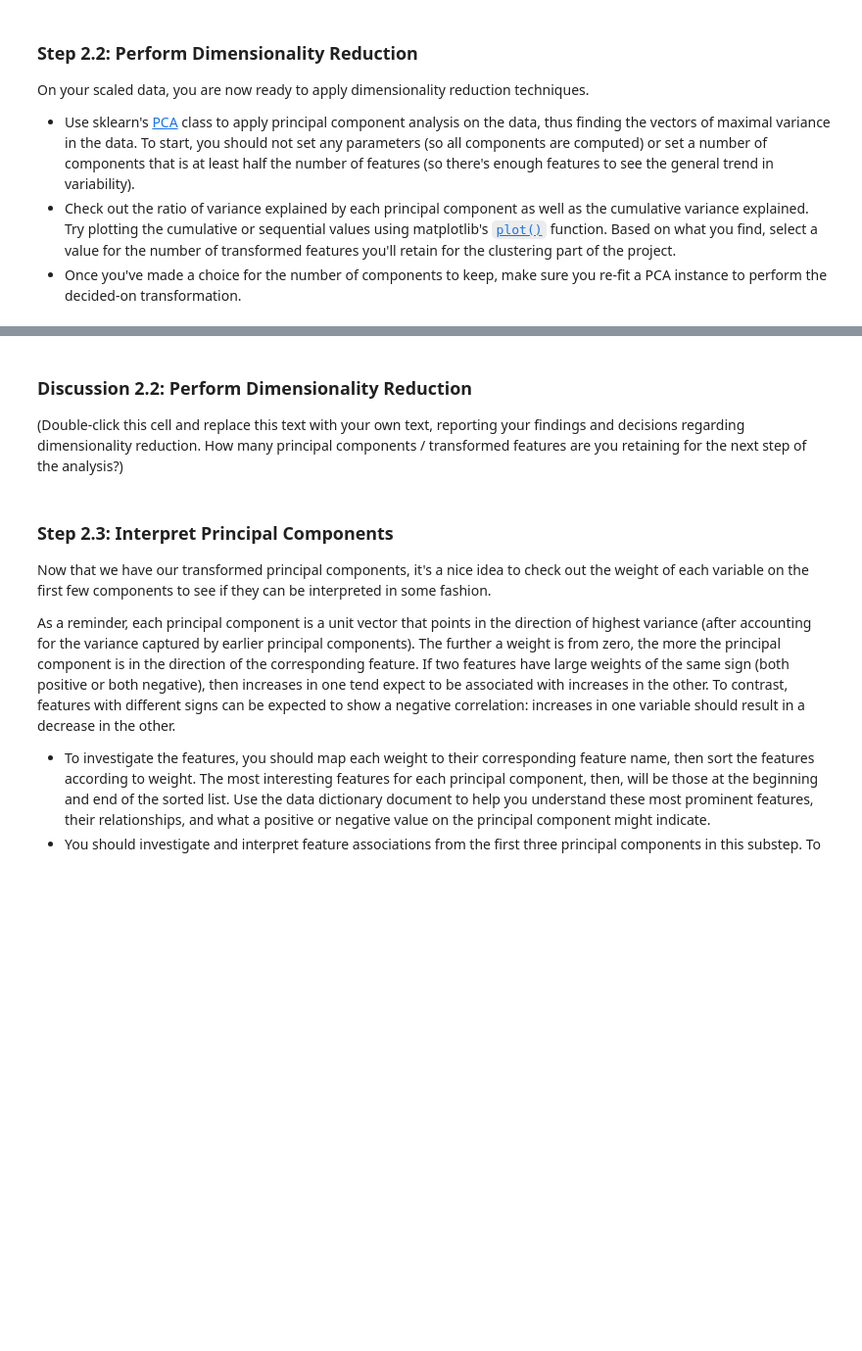
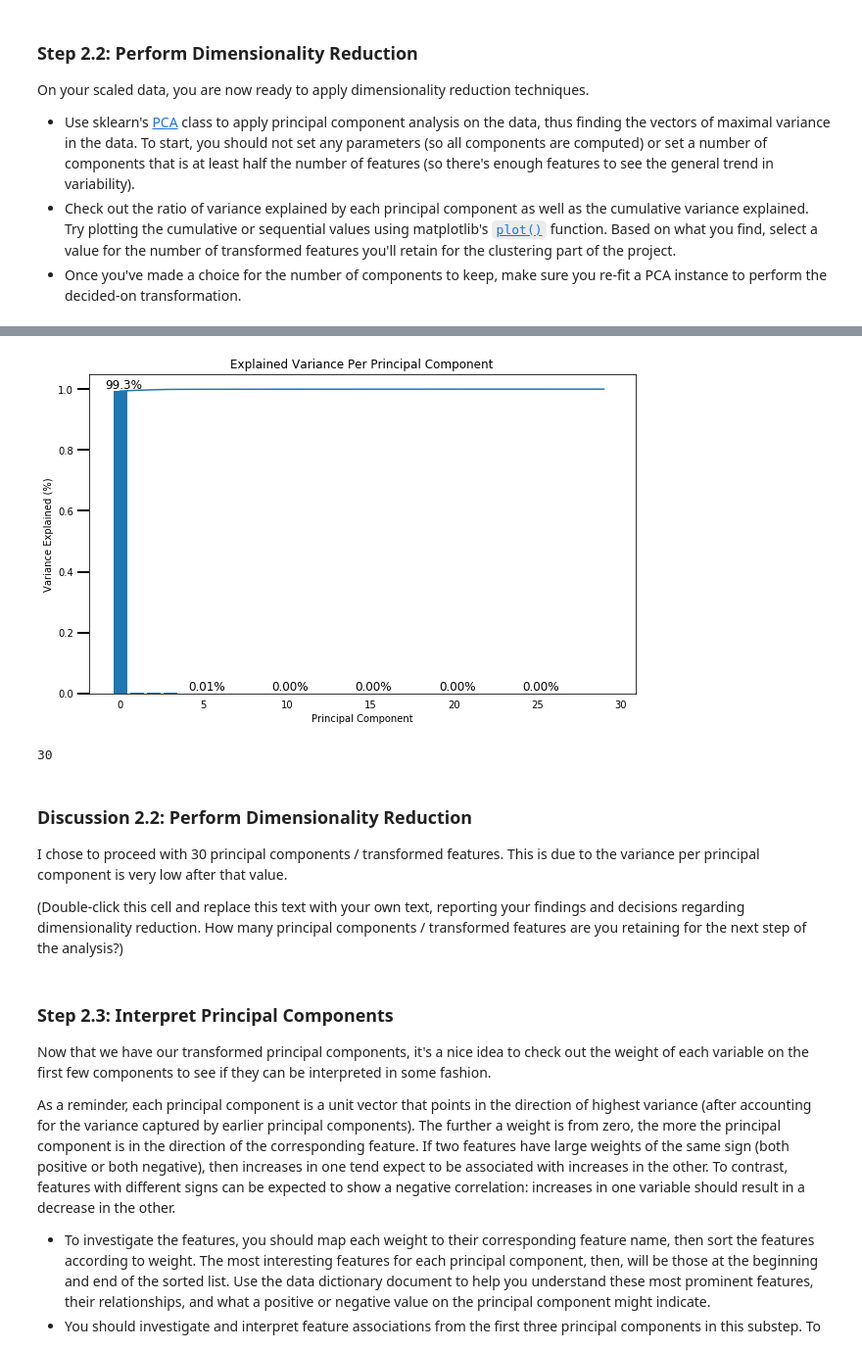
Before and after one commit to samthegolden/DSND_Term1, a Jupyter notebook: projects/p3_/Identify_Customer_Segments.ipynb, the cells around one changed output, grey strips where cells are left out. Shown at 98% size. Drawn from its saved outputs; the diff is of its cells as text; code cells hidden in the pictures; blank space fills up the shorter version.

```diff
--- a/projects/p3_/Identify_Customer_Segments.ipynb
+++ b/projects/p3_/Identify_Customer_Segments.ipynb
@@ -1018,8 +1076,21 @@ ValueError: Shape of passed values is (68, 68), indices imply (67, 68)
 # %%
 # Re-apply PCA to the data while selecting for number of components to retain.
+
+pca = PCA(n_components=30)
+azdias_pca = pca.fit_transform(azdias_scaled)
+# %%
+scree_plot(pca)
+# %% [output]
+[figure, added]
+# %%
+len(azdias_pca[0])
+# %% [output]
+30
 # %% [markdown]
 ### Discussion 2.2: Perform Dimensionality Reduction
 
+I chose to proceed with 30 principal components / transformed features. This is due to the variance per principal component is very low after that value.
+
 (Double-click this cell and replace this text with your own text, reporting your findings and decisions regarding dimensionality reduction. How many principal components / transformed features are you retaining for the next step of the analysis?)
 # %% [markdown]
 ### Step 2.3: Interpret Principal Components
```
Also changed, not shown: parts of 6 cells of this notebook.
